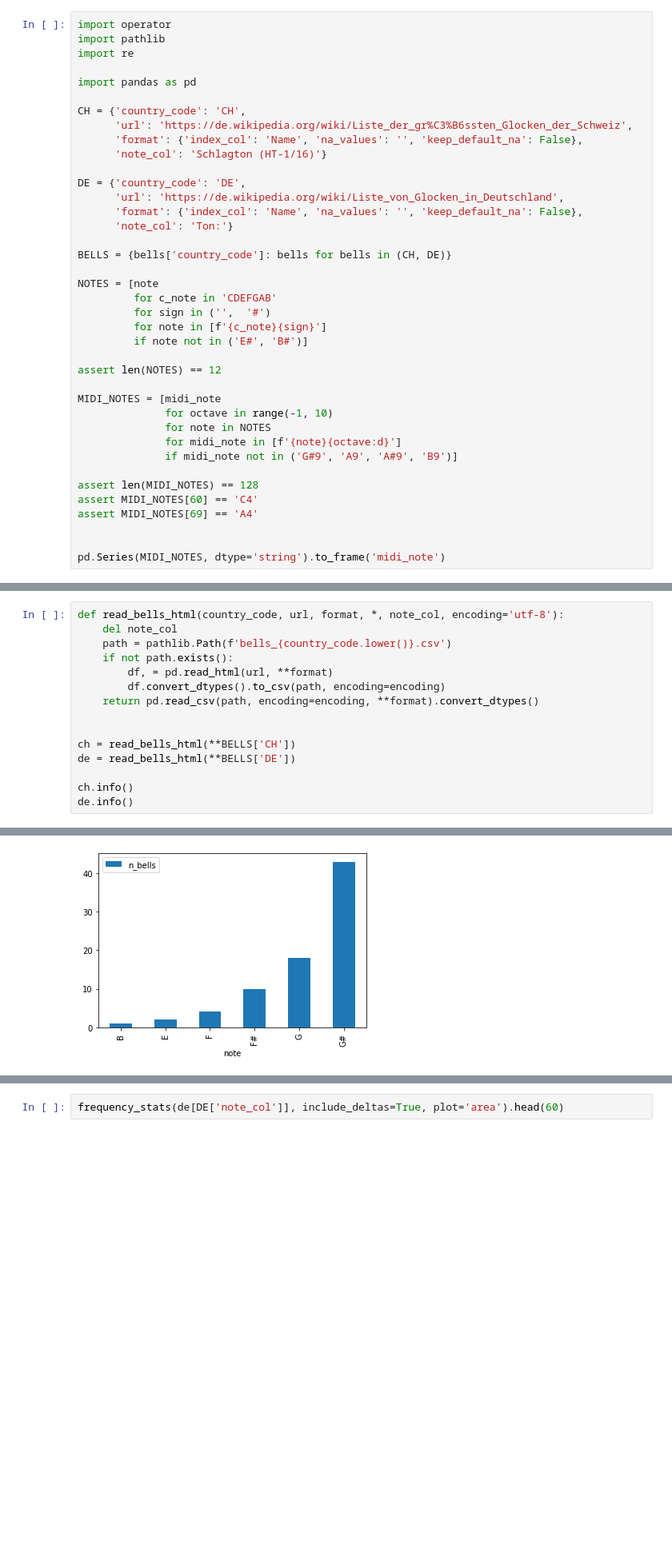
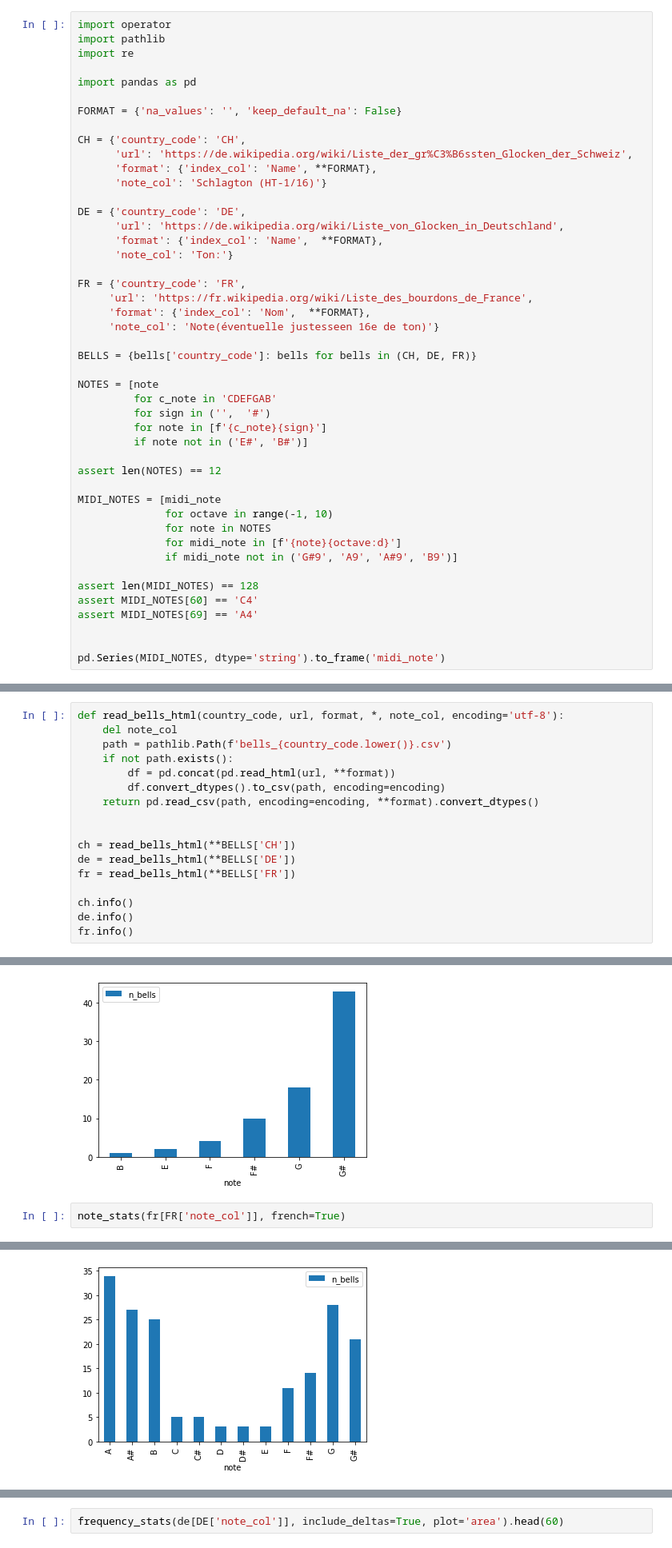
Before and after one commit to xflr6/notebooks, a Jupyter notebook: Bells.ipynb, the cells around one changed output, grey strips where cells are left out. Shown at 80% size. Cells and saved outputs as stored; diff of their text form; blank space fills up the shorter version.

Commit message:
add French bells

```diff
--- a/Bells.ipynb
+++ b/Bells.ipynb
@@ -5,17 +5,24 @@ import re
 
 import pandas as pd
 
+FORMAT = {'na_values': '', 'keep_default_na': False}
+
 CH = {'country_code': 'CH',
       'url': 'https://de.wikipedia.org/wiki/Liste_der_gr%C3%B6ssten_Glocken_der_Schweiz',
-      'format': {'index_col': 'Name', 'na_values': '', 'keep_default_na': False},
+      'format': {'index_col': 'Name', **FORMAT},
       'note_col': 'Schlagton (HT-1/16)'}
 
 DE = {'country_code': 'DE',
       'url': 'https://de.wikipedia.org/wiki/Liste_von_Glocken_in_Deutschland',
-      'format': {'index_col': 'Name', 'na_values': '', 'keep_default_na': False},
+      'format': {'index_col': 'Name',  **FORMAT},
       'note_col': 'Ton:'}
 
-BELLS = {bells['country_code']: bells for bells in (CH, DE)}
+FR = {'country_code': 'FR',
+     'url': 'https://fr.wikipedia.org/wiki/Liste_des_bourdons_de_France',
+     'format': {'index_col': 'Nom',  **FORMAT},
+     'note_col': 'Note(éventuelle justesseen 16e de ton)'}
+
+BELLS = {bells['country_code']: bells for bells in (CH, DE, FR)}
 
 NOTES = [note
          for c_note in 'CDEFGAB'
@@ -96,16 +103,18 @@ def read_bells_html(country_code, url, format, *, note_col, encoding='utf-8'):
     del note_col
     path = pathlib.Path(f'bells_{country_code.lower()}.csv')
     if not path.exists():
-        df, = pd.read_html(url, **format)
+        df = pd.concat(pd.read_html(url, **format))
         df.convert_dtypes().to_csv(path, encoding=encoding)
     return pd.read_csv(path, encoding=encoding, **format).convert_dtypes()
 
 
 ch = read_bells_html(**BELLS['CH'])
 de = read_bells_html(**BELLS['DE'])
+fr = read_bells_html(**BELLS['FR'])
 
 ch.info()
 de.info()
+fr.info()
 # %% [output]
 <class 'pandas.core.frame.DataFrame'>
 Index: 78 entries, Grosse Glocke to nan
@@ -243,3 +358,6 @@ missed: ['h0/c1', "a'0"]
 note_stats(ch[CH['note_col']])
 # %% [output]
 [figure]
+# %%
+note_stats(fr[FR['note_col']], french=True)
+# %% [output]
@@ -246,3 +365,4 @@ note_stats(ch[CH['note_col']])
+[figure, added]
 # %%
 def get_frequency(midi_note_optional_delta: str, *, pitch_reference: int = 440) -> float:
     midi_note, delta = MIDI_NOTE_OPTIONAL_DELTA.fullmatch(midi_note_optional_delta).groups()
```
Also changed, not shown: parts of 10 cells of this notebook.
